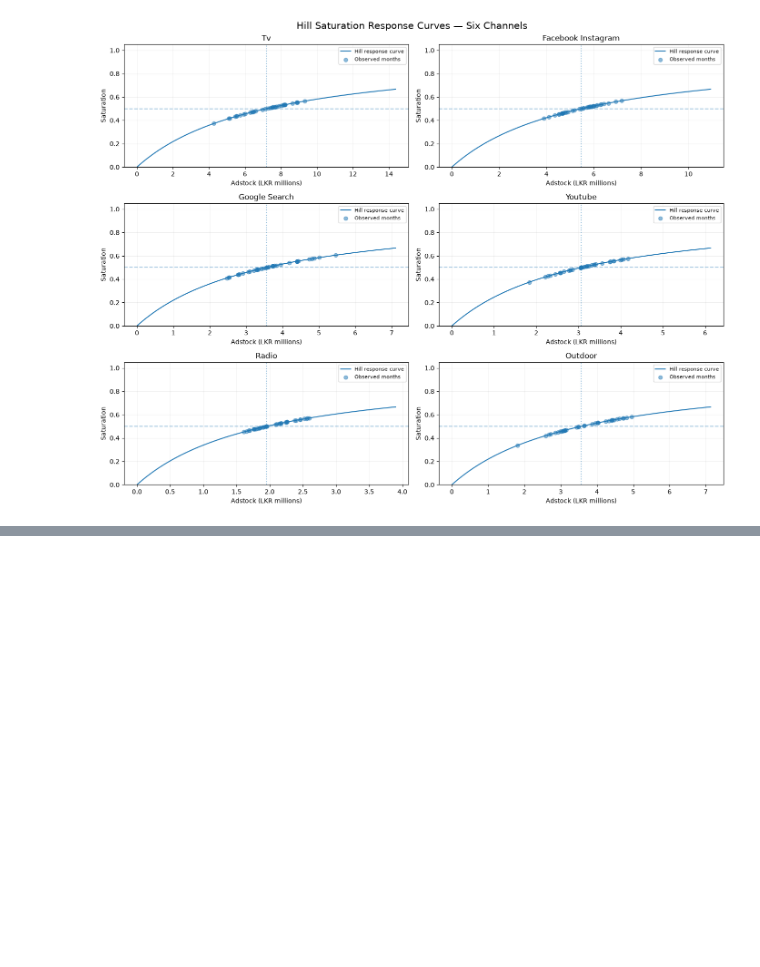
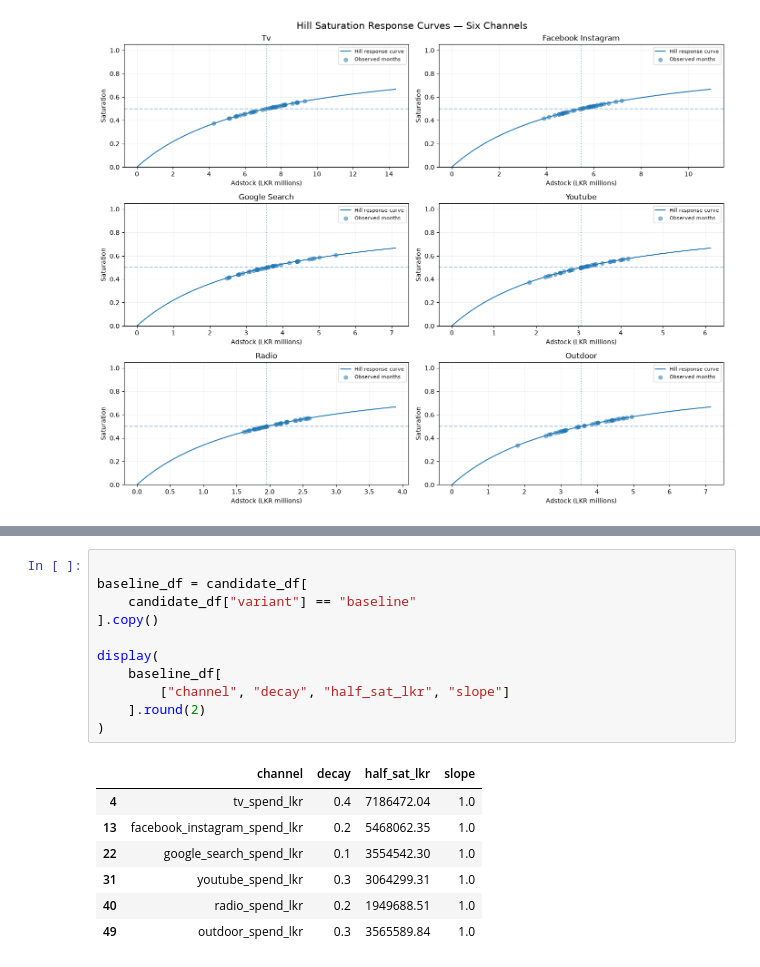
Before and after one commit to IBL11/mmm-budget-optimization, a Jupyter notebook: notebooks/04_transformations.ipynb, the cells around one changed output, grey strips where cells are left out. Drawn from its saved outputs; the diff is of its cells as text; blank space fills up the shorter version.

```diff
--- a/notebooks/04_transformations.ipynb
+++ b/notebooks/04_transformations.ipynb
@@ -569,0 +659,19 @@ plt.show()
+# %%
+
+baseline_df = candidate_df[
+    candidate_df["variant"] == "baseline"
+].copy()
+
+display(
+    baseline_df[
+        ["channel", "decay", "half_sat_lkr", "slope"]
+    ].round(2)
+)
+# %% [output]
+|  | channel | decay | half_sat_lkr | slope |
+| 4 | tv_spend_lkr | 0.4 | 7186472.04 | 1.0 |
+| 13 | facebook_instagram_spend_lkr | 0.2 | 5468062.35 | 1.0 |
+| 22 | google_search_spend_lkr | 0.1 | 3554542.30 | 1.0 |
+| 31 | youtube_spend_lkr | 0.3 | 3064299.31 | 1.0 |
+| 40 | radio_spend_lkr | 0.2 | 1949688.51 | 1.0 |
+| 49 | outdoor_spend_lkr | 0.3 | 3565589.84 | 1.0 |
```
Also changed, not shown: parts of 3 cells of this notebook, 1 other file.
